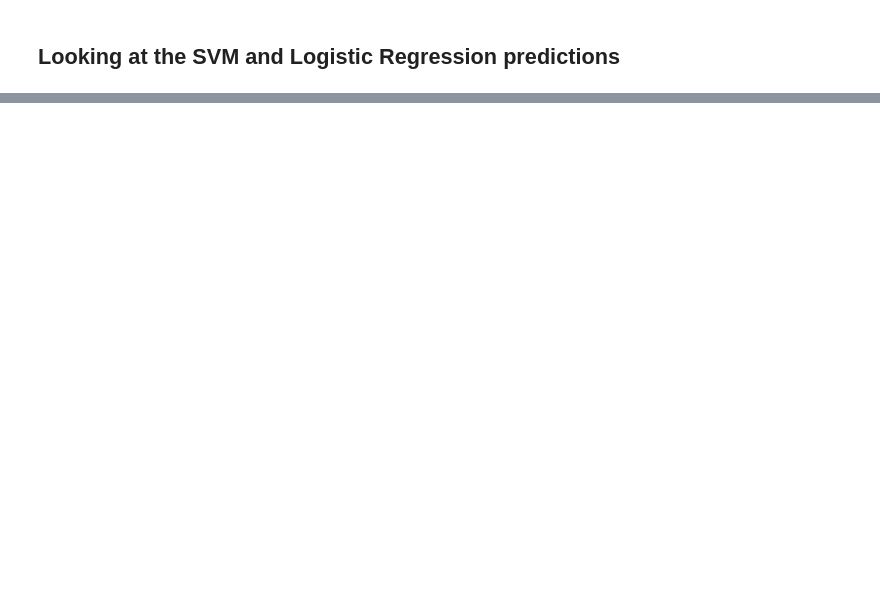
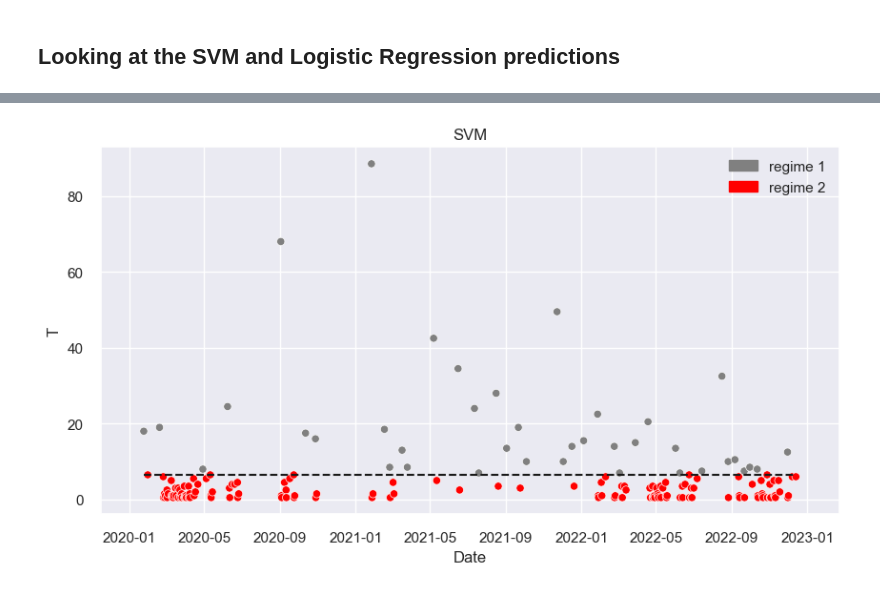
Before and after one commit to uday-31/detecting-market-regime-changes, a Jupyter notebook: detecting-regime-change.ipynb, the cells around one changed output, grey strips where cells are left out. Cells and saved outputs as stored; diff of their text form; code cells hidden in the pictures; blank space fills up the shorter version.

```diff
--- a/detecting-regime-change.ipynb
+++ b/detecting-regime-change.ipynb
@@ -692,0 +698,14 @@ plt.hlines(np.max(lr.T['test'][lr.regimes_test==1]),xmin=lr.T['test'].index[0],x
+# %%
+""" Checking linear separability for SVM Predictions """
+fig,ax = plt.subplots(figsize=(10,5))
+sns.scatterplot(data=sv.T['test'], c=np.where(sv.regimes_test==1, 'red','gray'))
+plt.hlines(np.max(sv.T['test'][sv.regimes_test==1]),xmin=sv.T['test'].index[0],xmax=sv.T['test'].index[-1], linestyles='dashed')
+gray_path = mpatches.Patch(color='gray', label='regime 1')
+red_patch = mpatches.Patch(color='red', label='regime 2')
+plt.legend(handles=[gray_path, red_patch])
+ax.set_ylabel('T')
+ax.set_xlabel('Date')
+ax.set_title('SVM')
+None
+# %% [output]
+[figure, added]
```
Also changed, not shown: parts of 22 cells of this notebook, 2 other files.
